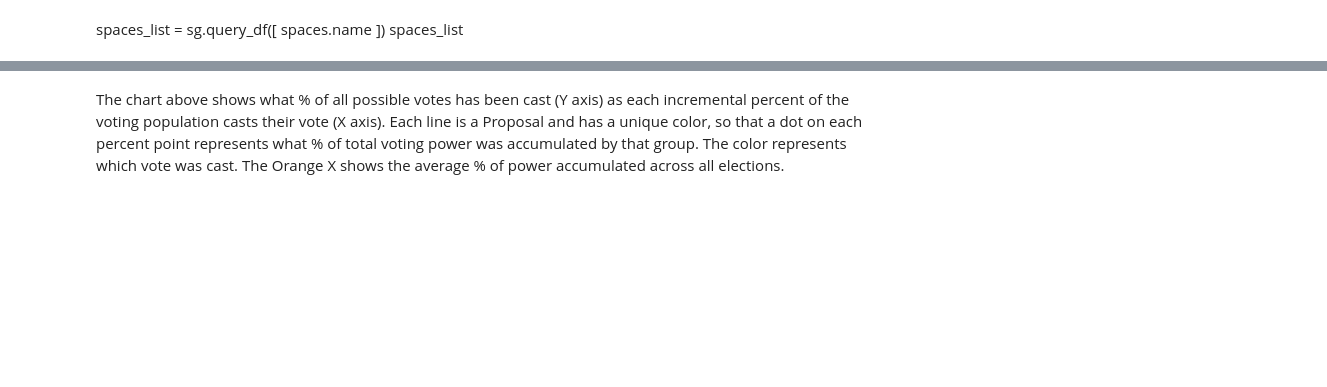
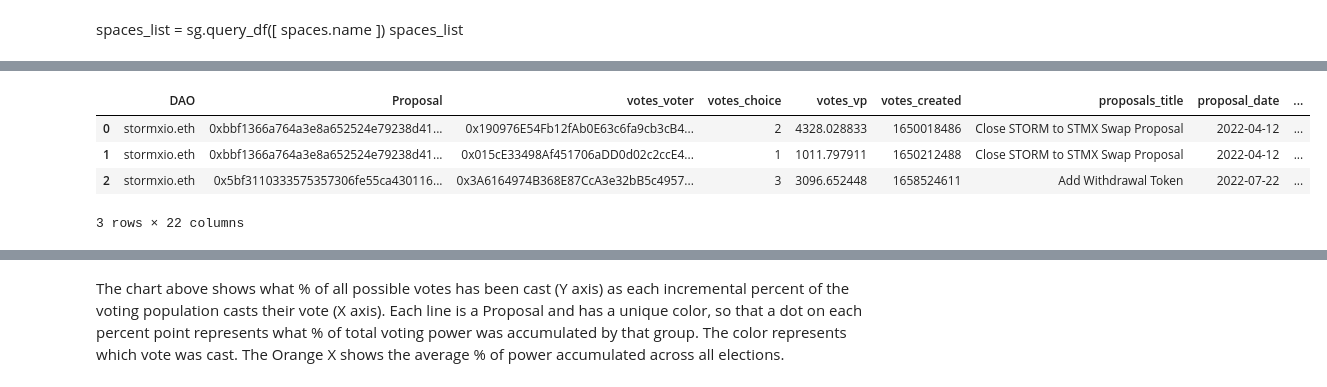
Before and after one commit to EdgeCaser/Snapshotsurfer, a Jupyter notebook: Snapshotsurfer.ipynb, the cells around one changed output, grey strips where cells are left out. Cells and saved outputs as stored; diff of their text form; code cells hidden in the pictures; blank space fills up the shorter version.

```diff
--- a/Snapshotsurfer.ipynb
+++ b/Snapshotsurfer.ipynb
@@ -241,35 +279,41 @@ leader_ranks = db.query("with leader_ranks as "
                                ",sum(votes_vp) over (Partition by Proposal) as total_vp"
                                ",(votes_vp::decimal/sum(votes_vp::decimal) over (Partition by Proposal)) as percentage_of_total_vp "
                                ",((sum(votes_vp) over (Partition by Proposal  order by votes_vp desc, votes_created asc))::decimal/sum(votes_vp::decimal) over (Partition by Proposal)) as cum_percentage_of_total_vp "
                            "    ,round((sum(votes_vp) over (Partition by Proposal  order by votes_vp desc, votes_created asc))::decimal/sum(votes_vp::decimal) over (Partition by Proposal)) as cum_percentage_of_total_vp_stepped "
                                ",row_number() over (Partition by Proposal order by votes_vp desc, votes_created asc) as proposal_voter_rank "
                                ",count(votes_voter) over (Partition by Proposal  order by votes_vp desc, votes_created asc) total_voters "
                                ",(count(*) over (Partition by Proposal  order by votes_vp desc, votes_created asc))::decimal/(count(*) over (Partition by Proposal))::decimal percentage_voters_counted "
                                ",round(100*(count(*) over (Partition by Proposal  order by votes_vp desc, votes_created asc))::decimal/(count(*) over (Partition by Proposal)))::decimal percentage_voters_counted_stepped "
                            "from "
                            "    governance_data  "
                                ""
                            "Group by "
                            "    Proposal"
                            "    ,votes_voter"
                            "    ,votes_choice"
                            "    , votes_vp "
                            "    , votes_created "
                            ""
                            "Order by "
-                           "    Proposal, "
-                           "    votes_vp desc "
+                           "    Proposal "
+                           "    ,votes_vp desc "
                            "    , votes_created asc) B "
                         "where "
                         "   B.cum_percentage_of_total_vp<=0.5) "
                         ""
                         "Select "
                         "   *"
                         "From crunch_data A"
                         "   Join leader_ranks B on A.proposal_voter_rank = B.leader_rank and A.Proposal = B.Proposal"
                         ""
                     ).df()
 leader_ranks
+# %% [output]
+|  | DAO | Proposal | votes_voter | votes_choice | votes_vp | votes_created | proposals_title | proposal_date | ... |
+| 0 | stormxio.eth | 0xbbf1366a764a3e8a652524e79238d41... | 0x190976E54Fb12fAb0E63c6fa9cb3cB4... | 2 | 4328.028833 | 1650018486 | Close STORM to STMX Swap Proposal | 2022-04-12 | ... |
+| 1 | stormxio.eth | 0xbbf1366a764a3e8a652524e79238d41... | 0x015cE33498Af451706aDD0d02c2ccE4... | 1 | 1011.797911 | 1650212488 | Close STORM to STMX Swap Proposal | 2022-04-12 | ... |
+| 2 | stormxio.eth | 0x5bf3110333575357306fe55ca430116... | 0x3A6164974B368E87CcA3e32bB5c4957... | 3 | 3096.652448 | 1658524611 | Add Withdrawal Token | 2022-07-22 | ... |
+3 rows × 22 columns
 # %%
 dao_members = crunch_data.groupby('DAO').votes_voter.nunique()
 dao_members = dao_members.iloc[0]
```
Also changed, not shown: parts of 30 cells of this notebook, 2 other files.
